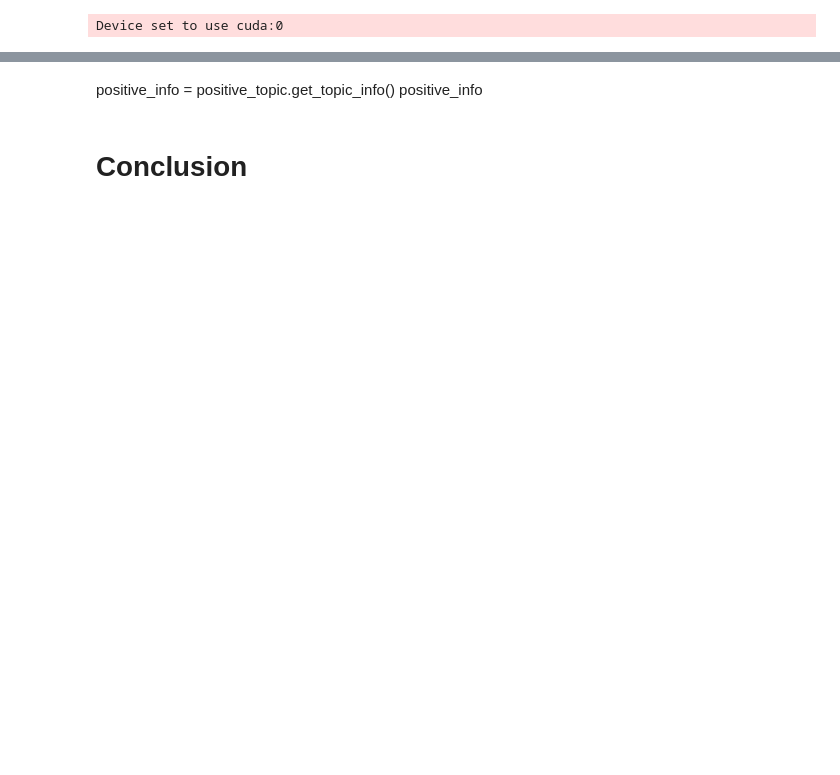
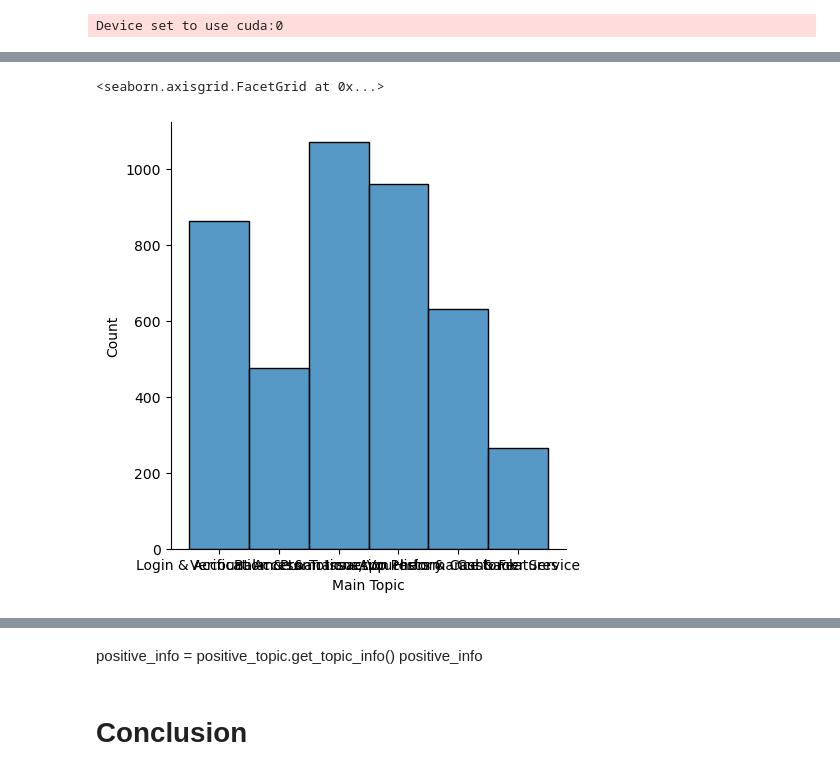
Before and after one commit to WayanArdike/gopay, a Jupyter notebook: study-case-gopay.ipynb, the cells around one changed output, grey strips where cells are left out. Saved outputs shown, nothing was run; the diff lists cells and outputs as text; code cells hidden in the pictures; blank space fills up the shorter version.

```diff
--- a/study-case-gopay.ipynb
+++ b/study-case-gopay.ipynb
@@ -485,4 +478,0 @@ negative_info
-# %%
-negative_topic.set_topic_labels({
-    1: "Space Travel", 7: "Religion"
-})
@@ -492,0 +479,13 @@ negative_topic.merge_topics(negative,
+# %%
+negative_topic.set_topic_labels({
+    0: "Login & Account Access", 1: "Balance Not Credited", 2: "Facial Verification Failed", 3: "Customer Service Delay",4: "App Performance Issues",
+    5: "Promo Voucher Failure", 6: "GoPay Plus Account Issues", 7: "Balance Cuts & Missing Top-ups",8: "Loan Denied", 9: "App Bugs & Errors",
+    10: "Promo & Gift Frustration", 11: "Connectivity & Chat Issues", 12: "Fewer Discounts", 13: "Unreliable Game Top-ups", 14: "Balance Deducted Without Funds",
+    15: "Delayed Bank Transfers", 16: "Missing Cashback/Promo", 17: "Cannot Claim Gifts/Promo", 18: "Top-up Deducted, Not Credited", 19: "Recent Top-ups Not Reflected",
+    20: "Account Access Problems", 21: "Mandatory App Update Blocks Login", 22: "Delayed Balance After Bank Top-up", 23: "Payment/Service Access Blocked", 24: "Update Prompts & Intrusive Ads"
+})
+
+negative_info = negative_topic.get_document_info(negative)
+negative_info["Sub Topic"] = negative_info["CustomName"]
+negative_info = negative_info[["Document","Topic", "Sub Topic"]]
+negative_info
@@ -492,0 +506,21 @@ negative_topic.merge_topics(negative,
+# %%
+def get_topic_group(topic_number):
+    if topic_number in [0, 6, 20, 21, 23]:
+        return "Login & Account Access"
+    elif topic_number in [1, 7, 14, 15, 18, 19, 22]:
+        return "Balance & Transaction History"
+    elif topic_number in [2, 8]:
+        return "Verification & Loan Issues"
+    elif topic_number == 3:
+        return "Customer Service"
+    elif topic_number in [4, 9, 11, 24]:
+        return "App Performance & Features"
+    else:
+        return "Promotions, Vouchers & Cashback"
+
+negative_info["Main Topic"] = negative_info["Topic"].progress_apply(get_topic_group)
+negative_info = negative_info[["Document","Main Topic", "Sub Topic"]]
+
+negative = data[data['labels']=='NEGATIVE'][["thumbsUpCount","month", "minorVersion","majorVersion"]]
+negative_info = pd.concat([negative_info.reset_index(drop=True), negative.reset_index(drop=True)], axis=1)
+negative_info
@@ -493,3 +541,8 @@ negative_topic.merge_topics(negative,
+# %%
+sns.displot(data=negative_info, x="Main Topic")
+# %% [output]
+<seaborn.axisgrid.FacetGrid at 0x...>
+[figure, added]
 # %%
 negative_info = negative_topic.get_topic_info()
 negative_info
```
Also changed, not shown: parts of 32 cells of this notebook.
